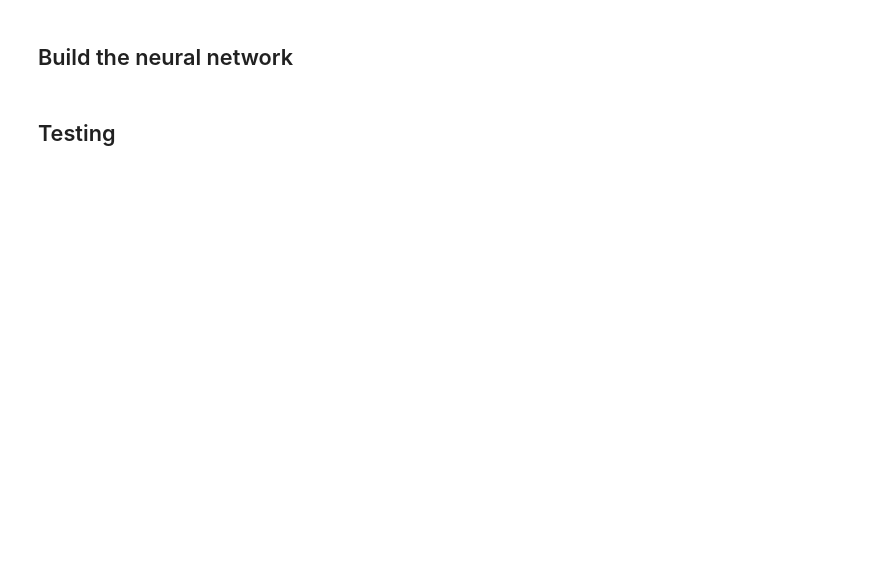
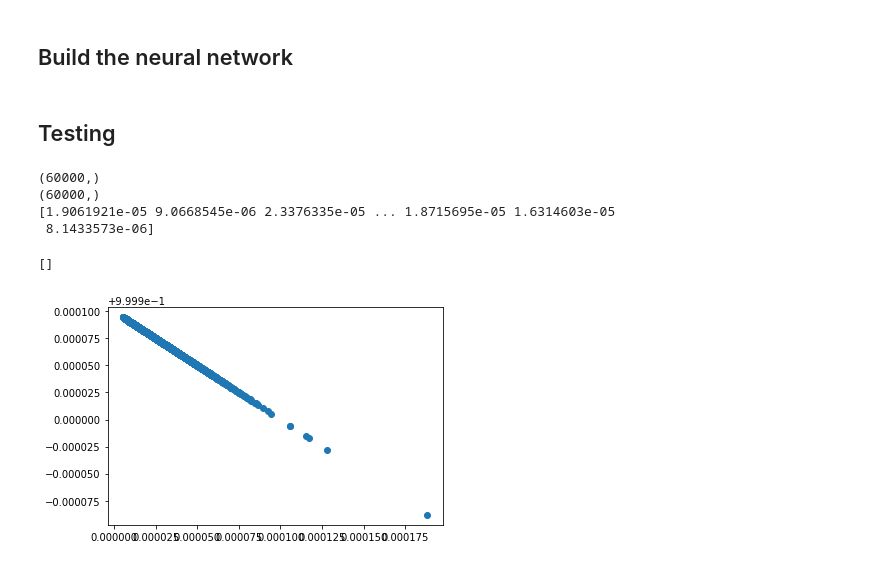
Before and after one commit to nmnsharma007/SimplifiedObjectDetection, a Jupyter notebook: MNIST classification.ipynb, the cells around one changed output. Drawn from its saved outputs; the diff is of its cells as text; code cells hidden in the pictures; blank space fills up the shorter version.

Commit message:
plotted graph for analyzing threshold

```diff
--- a/MNIST classification.ipynb
+++ b/MNIST classification.ipynb
@@ -183,30 +199,58 @@ train(train_loader,model,criterion,optimizer)
 # %%
 # for class_num in range(num_classes):
 #     train_class_set = prepare_training_data(train_images,train_labels,class_num) # fetch the training set for a class
 #     test_class_set = concat_datasets(train_images,train_labels,test_images,test_labels,class_num)
 #     train_loader = DataLoader(train_class_set,batch_size=64,shuffle=True)
 #     test_loader = DataLoader(test_class_set,batch_size=64,shuffle=True) # take original testing set of all classes
 
 #     model = NeuralNetwork()
 
 #     criterion = nn.CrossEntropyLoss()
 #     optimizer = optim.SGD(model.parameters(),lr = 1e-3,momentum=0.9)
 #     print(f"Class Number: {class_num}")
 #     train(train_loader,model,criterion,optimizer)
 #     y_pred_train = test(train_loader,model)
 #     y_pred_test = test(test_loader,model)
 # lb = LabelBinarizer()
 # lb.fit([0,1])
 # binarized_labels = lb.transform(y_pred_test)
 # binarized_labels = np.hstack((binarized_labels,1-binarized_labels))
 # print(binarized_labels)
 
 yes_score_list = []
 no_score_list = []
 with torch.no_grad():
     for images,logits in train_loader:
       output = model(images)
       yes_scores = output.numpy()[:,0]
       no_scores = output.numpy()[:,1]
-      yes_score_list.append(yes_scores)
-      no_score_list.append(no_scores)
+      for score in yes_scores:
+        yes_score_list.append(score)
+      for score in no_scores:
+        no_score_list.append(score)
+    #   print(output,yes_scores,no_scores,sep=" ")
+    # images,logits = next(iter(train_loader))
+    # output = model(images)
+    # yes_scores = output.numpy()[:,0]
+    # no_scores = output.numpy()[:,1]
+    # for score in yes_scores:
+    #   yes_score_list.append(score)
+    # for score in no_scores:
+    #   no_score_list.append(score)
+    # for i in range(len(yes_scores)):
+    #   print(output.numpy()[i],yes_scores[i],no_scores[i],sep=" ")
+
+yes_score_list = np.asarray(yes_score_list,dtype=np.float32)
+print(yes_score_list.shape)
+no_score_list = np.asarray(no_score_list,dtype=np.float32)
+print(no_score_list.shape)
+print(yes_score_list)
+plt.scatter(yes_score_list,no_score_list)
+plt.plot()
+# %% [output]
+(60000,)
+(60000,)
+[1.9061921e-05 9.0668545e-06 2.3376335e-05 ... 1.8715695e-05 1.6314603e-05
+ 8.1433573e-06]
+[]
+[figure, added]
```
Also changed, not shown: parts of 2 cells of this notebook.
